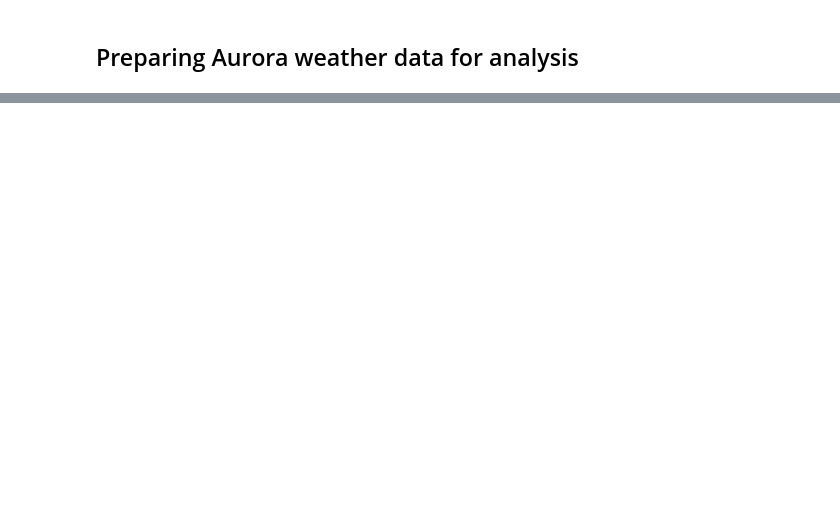
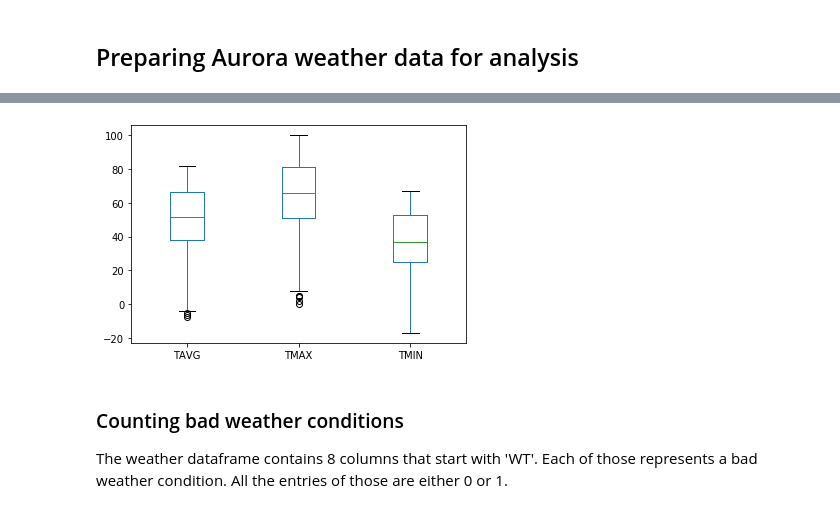
Before and after one commit to Happydogs/Aurora_Policing_Project, a Jupyter notebook: Aurora_Policing_Project.ipynb, the cells around one changed output, grey strips where cells are left out. Cells and saved outputs as stored; diff of their text form; code cells hidden in the pictures; blank space fills up the shorter version.

```diff
--- a/Aurora_Policing_Project.ipynb
+++ b/Aurora_Policing_Project.ipynb
@@ -283,0 +531,8 @@ weather.head()
+# %%
+weather[['TAVG', 'TMAX', 'TMIN']].plot(kind = 'box')
+plt.show()
+# %% [output]
+[figure, added]
+# %% [markdown]
+### Counting bad weather conditions
+The weather dataframe contains 8 columns that start with 'WT'. Each of those represents a bad weather condition. All the entries of those are either 0 or 1.
```
Also changed, not shown: parts of 49 cells of this notebook.
